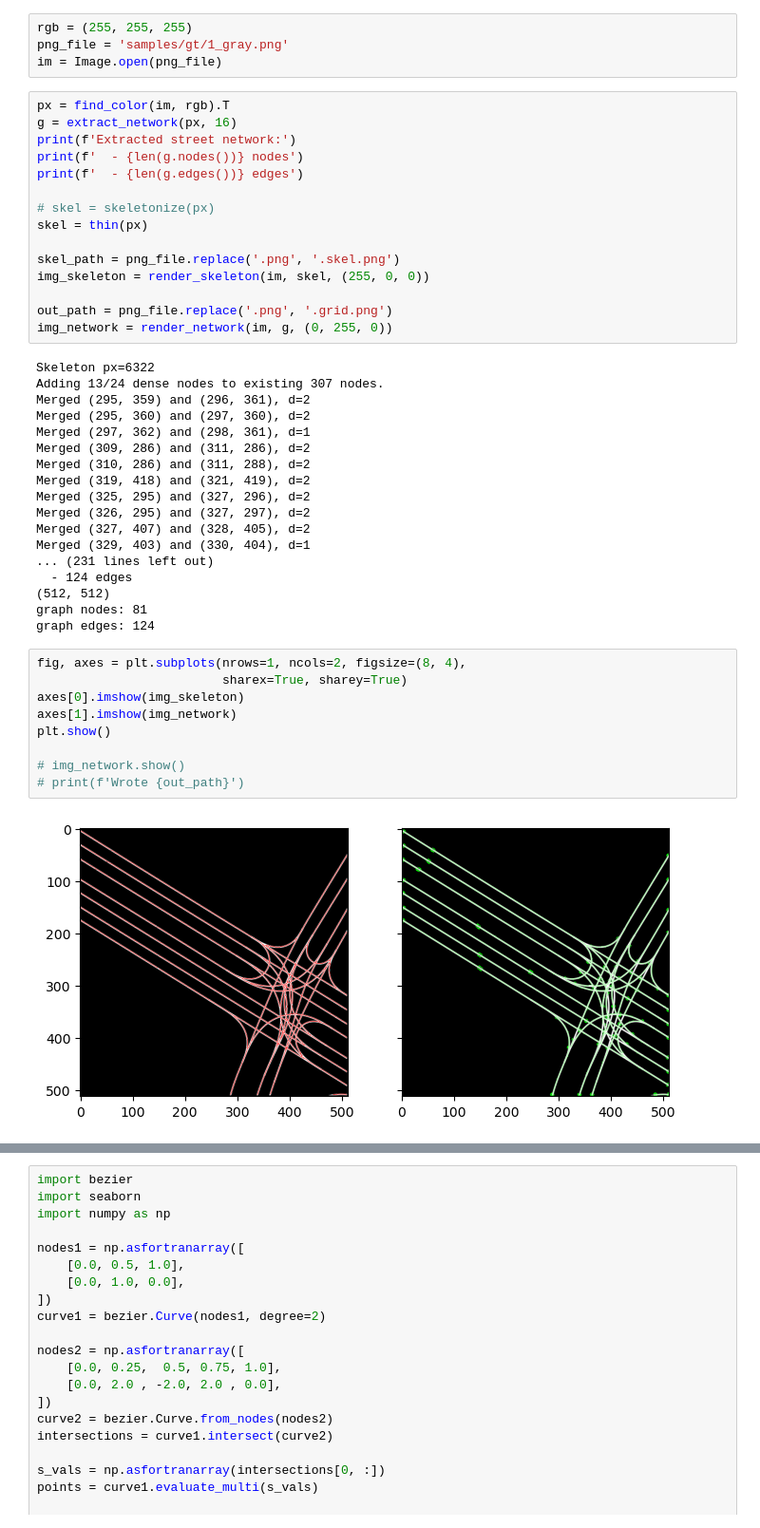
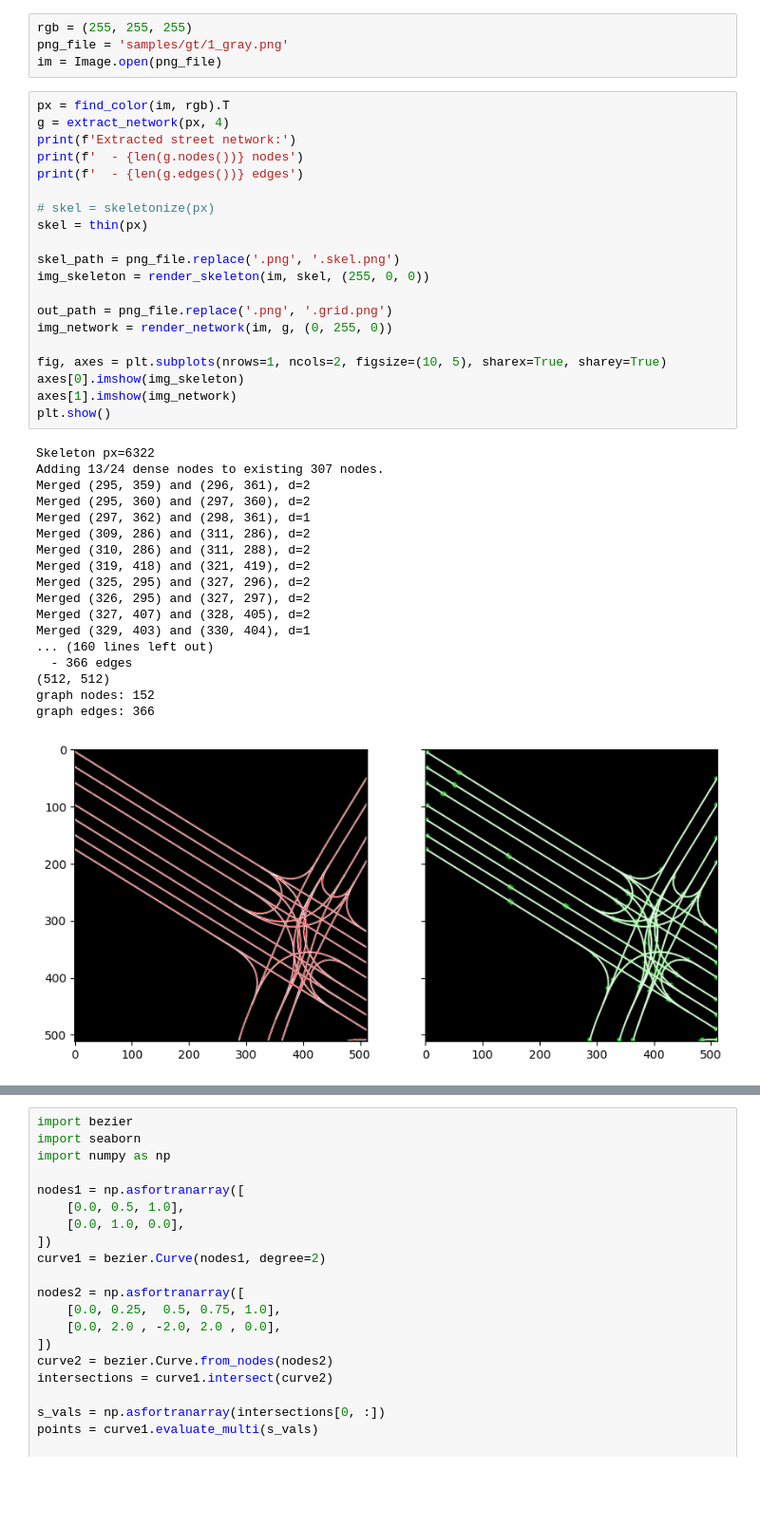
Before and after one commit to Excitablecell/extract-raster-network, a Jupyter notebook: extract_lanes.ipynb, the cells around one changed output, grey strips where cells are left out. Shown: that part at 95% size. Saved outputs shown, nothing was run; the diff lists cells and outputs as text; blank space fills up the shorter version.

```diff
--- a/extract_lanes.ipynb
+++ b/extract_lanes.ipynb
@@ -13,45 +13,40 @@ png_file = 'samples/gt/1_gray.png'
 im = Image.open(png_file)
 # %%
 px = find_color(im, rgb).T
-g = extract_network(px, 16)
+g = extract_network(px, 4)
 print(f'Extracted street network:')
 print(f'  - {len(g.nodes())} nodes')
 print(f'  - {len(g.edges())} edges')
 
 # skel = skeletonize(px)
 skel = thin(px)
 
 skel_path = png_file.replace('.png', '.skel.png')
 img_skeleton = render_skeleton(im, skel, (255, 0, 0))
 
 out_path = png_file.replace('.png', '.grid.png')
 img_network = render_network(im, g, (0, 255, 0))
+
+fig, axes = plt.subplots(nrows=1, ncols=2, figsize=(10, 5), sharex=True, sharey=True)
+axes[0].imshow(img_skeleton)
+axes[1].imshow(img_network)
+plt.show()
 # %% [output]
 Skeleton px=6322
 Adding 13/24 dense nodes to existing 307 nodes.
 Merged (295, 359) and (296, 361), d=2
 Merged (295, 360) and (297, 360), d=2
 Merged (297, 362) and (298, 361), d=1
 Merged (309, 286) and (311, 286), d=2
 Merged (310, 286) and (311, 288), d=2
 Merged (319, 418) and (321, 419), d=2
 Merged (325, 295) and (327, 296), d=2
 Merged (326, 295) and (327, 297), d=2
 Merged (327, 407) and (328, 405), d=2
 Merged (329, 403) and (330, 404), d=1
-... (231 lines left out)
-  - 124 edges
+... (160 lines left out)
+  - 366 edges
 (512, 512)
-graph nodes: 81
-graph edges: 124
+graph nodes: 152
+graph edges: 366
+[figure, added]
-# %%
-fig, axes = plt.subplots(nrows=1, ncols=2, figsize=(8, 4),
-                         sharex=True, sharey=True)
-axes[0].imshow(img_skeleton)
-axes[1].imshow(img_network)
-plt.show()
-
-# img_network.show()
-# print(f'Wrote {out_path}')
-# %% [output]
-[figure, removed]
```
Also changed, not shown: parts of 2 cells of this notebook, 1 other file.
